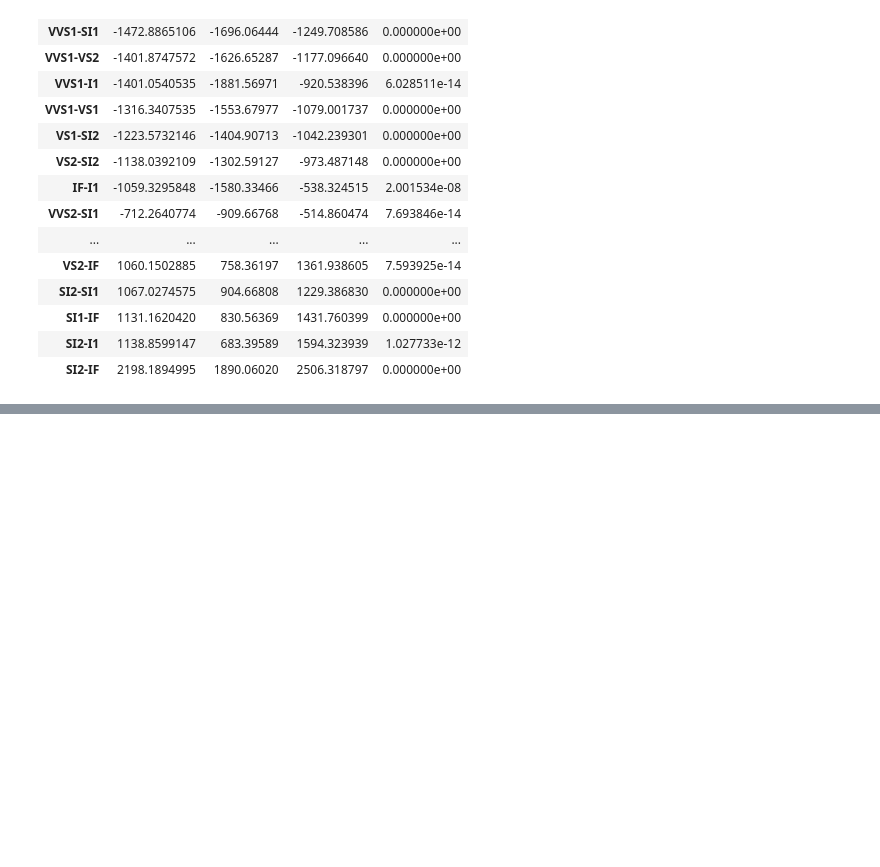
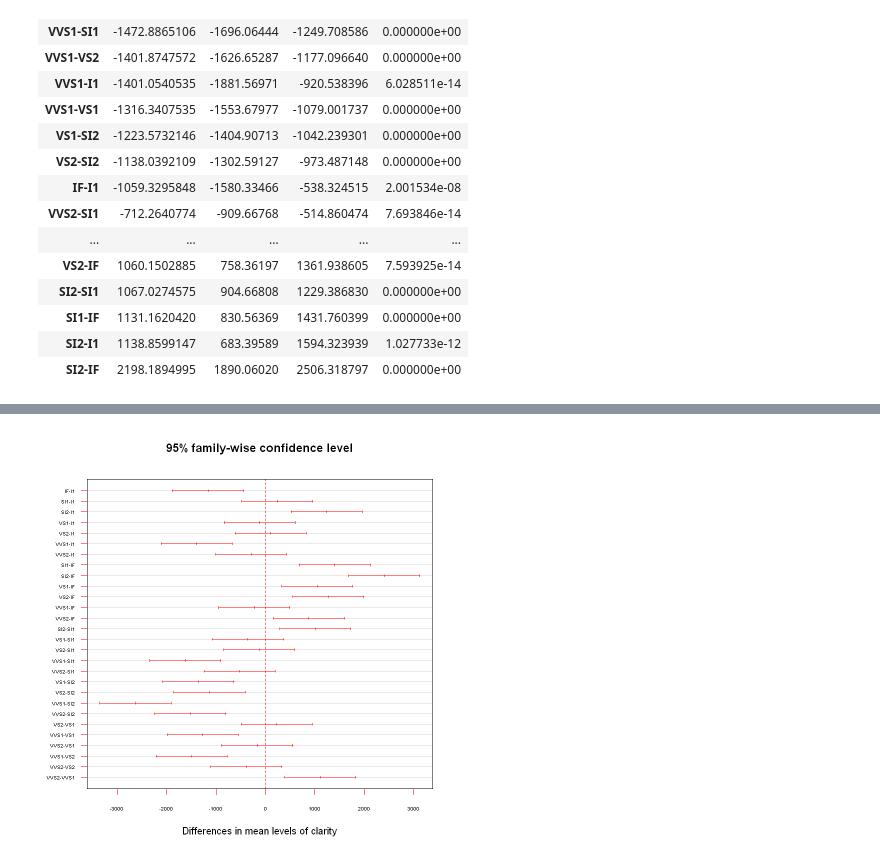
Before and after one commit to whats2000/coding-stuff-I-make-from-learning, a Jupyter notebook: R/other/Team Project/project.ipynb, the cells around one changed output, grey strips where cells are left out. Cells and saved outputs as stored; diff of their text form; code cells hidden in the pictures; blank space fills up the shorter version.

```diff
--- a/R/other/Team Project/project.ipynb
+++ b/R/other/Team Project/project.ipynb
@@ -332,0 +316,12 @@ A data.frame: 28 × 4
+# %%
+# 數據抽樣
+df_sampled <- df %>% group_by(clarity) %>% sample_n(size = 500)
+
+# 將clarity轉變成子變因
+df_sampled$clarity <- factor(df_sampled$clarity)
+
+# 以clarity分群，進行ANOVA檢定
+sample_anova_result <- aov(price ~ clarity, data = df_sampled)
+
+# 顯示ANOVA分析结果
+summary(sample_anova_result)
@@ -332,0 +336,3 @@ A data.frame: 28 × 4
+# %%
+sample_result <- TukeyHSD(sample_anova_result, conf.level = 0.95)
+sample_result
@@ -332,0 +357,4 @@ A data.frame: 28 × 4
+# %%
+plot(sample_result, las = 1, col = "red", cex.axis = 0.5)
+# %% [output]
+[figure, added]
```
Also changed, not shown: parts of 14 cells of this notebook.
